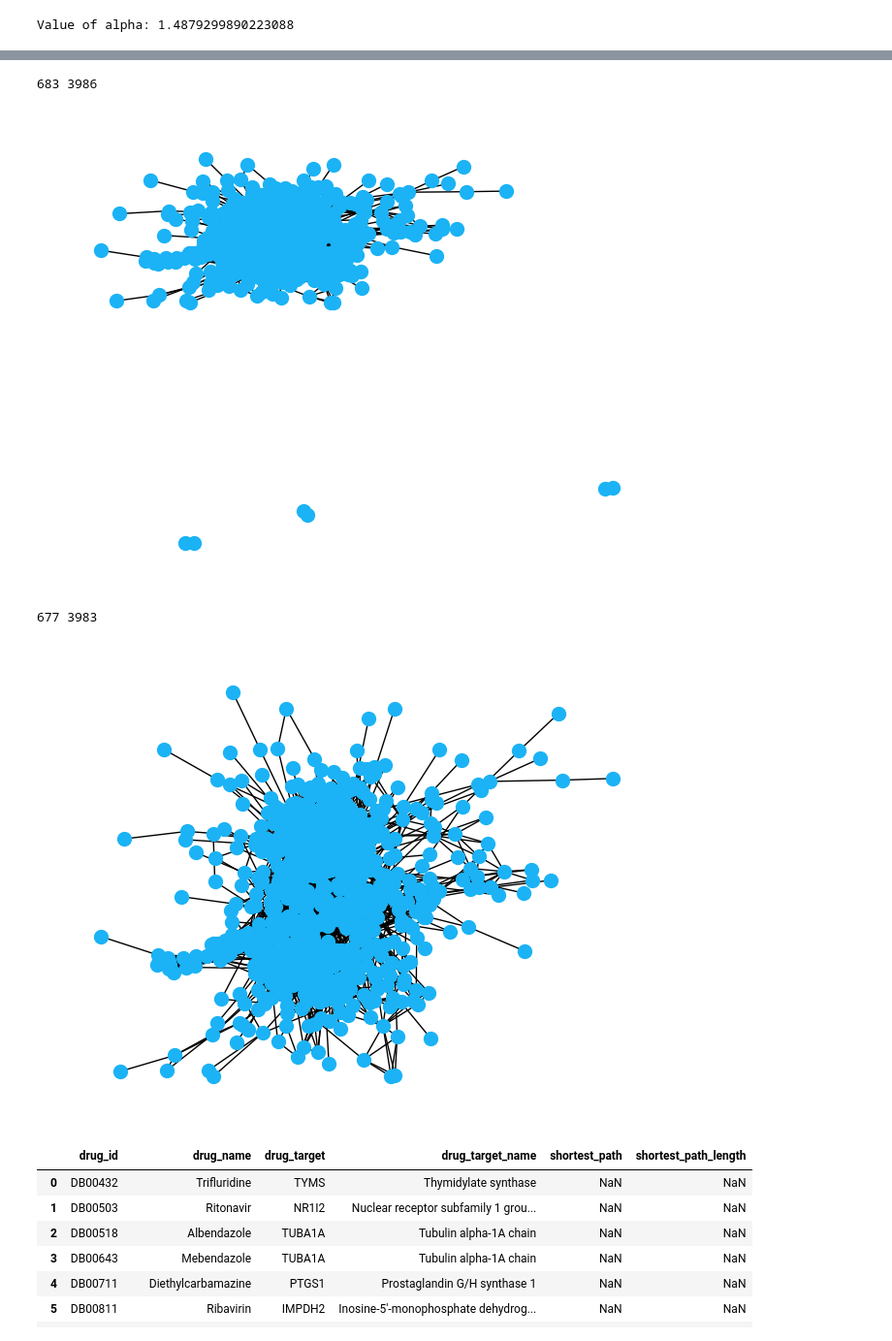
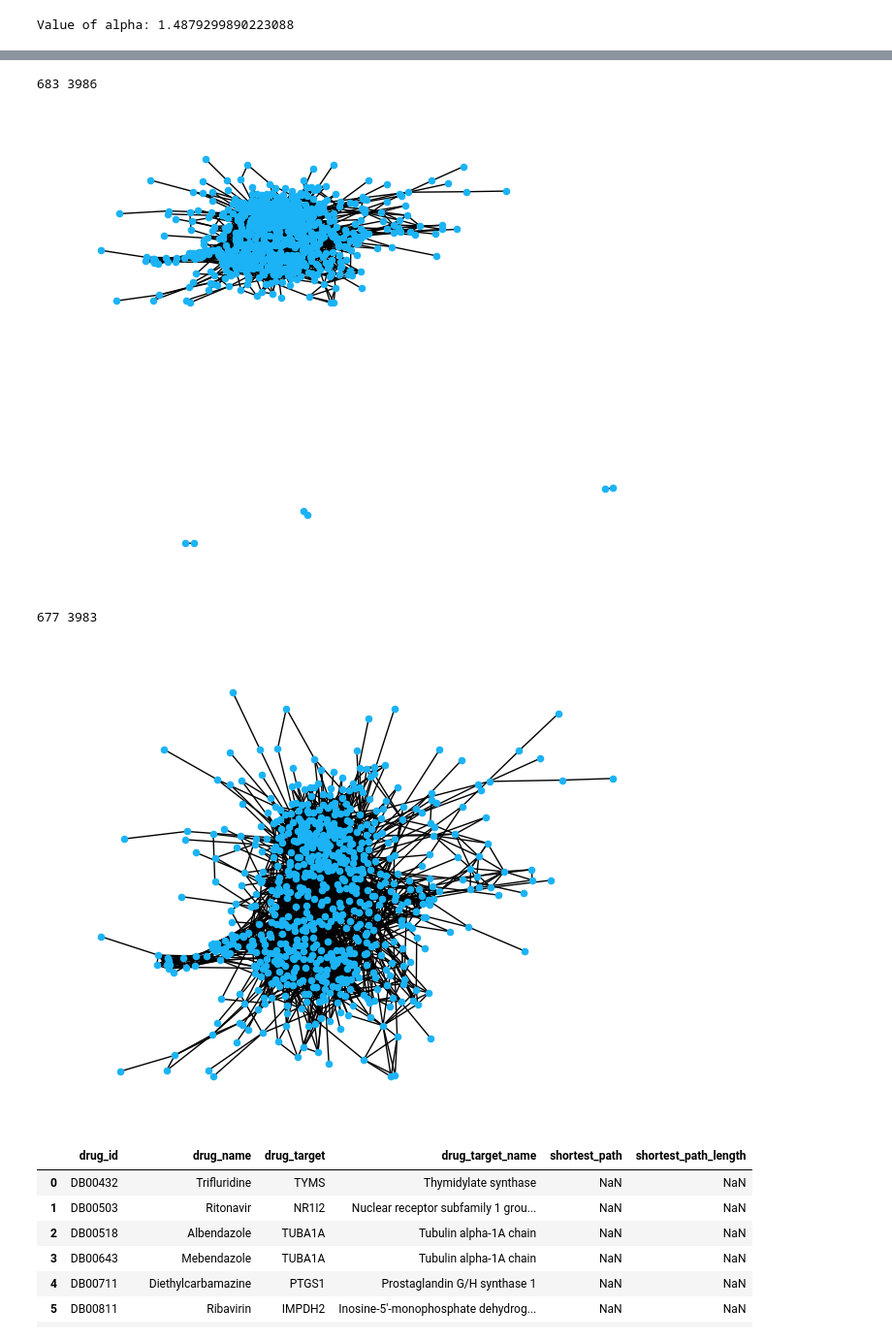
Before and after one commit to UEFBiomedicalInformaticsLab/NetBio_Summer_2023, a Jupyter notebook: Exercise_1_solutions.ipynb, the cells around one changed output, grey strips where cells are left out. Shown: that part at 97% size. Drawn from its saved outputs; the diff is of its cells as text; code cells hidden in the pictures.

```diff
--- a/Exercise_1_solutions.ipynb
+++ b/Exercise_1_solutions.ipynb
@@ -234,21 +234,21 @@ STRING_net = nx.from_pandas_edgelist(df = edge_list,
                                         edge_attr = "combined_score")
 STRING_net_pos = nx.spring_layout(STRING_net, seed = 123)
 print(len(STRING_net.nodes()), len(STRING_net.edges()))
-nx.draw(STRING_net, with_labels = False, pos = STRING_net_pos, node_size = 100, node_color = "#1BB3F5")
+nx.draw(STRING_net, with_labels = False, pos = STRING_net_pos, node_size = 20, node_color = "#1BB3F5")
 # %% [output]
 683 3986
-[figure, old version]
+[figure, new version]
 # %%
 # Remove self-loops
 STRING_net.remove_edges_from(nx.selfloop_edges(STRING_net))
 
 # Extract the largest connected component
 STRING_net = list(STRING_net.subgraph(c).copy() for c in sorted(nx.connected_components(STRING_net), key = len, reverse = True))[0]
 print(len(STRING_net.nodes()), len(STRING_net.edges()))
-nx.draw(STRING_net, pos = STRING_net_pos, node_size = 100, node_color = "#1BB3F5")
+nx.draw(STRING_net, pos = STRING_net_pos, node_size = 20, node_color = "#1BB3F5")
 # %% [output]
 677 3983
-[figure, old version]
+[figure, new version]
 # %%
 # Read the drugs file
 drugs = pd.read_csv("Data/Drugs.csv")
```
Also changed, not shown: parts of 2 cells of this notebook, 12 other files.
